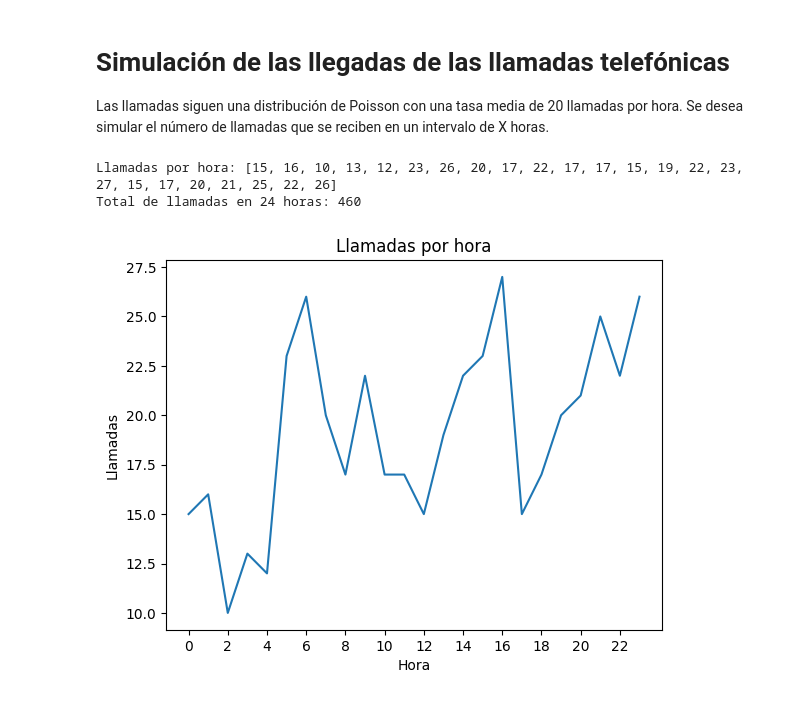
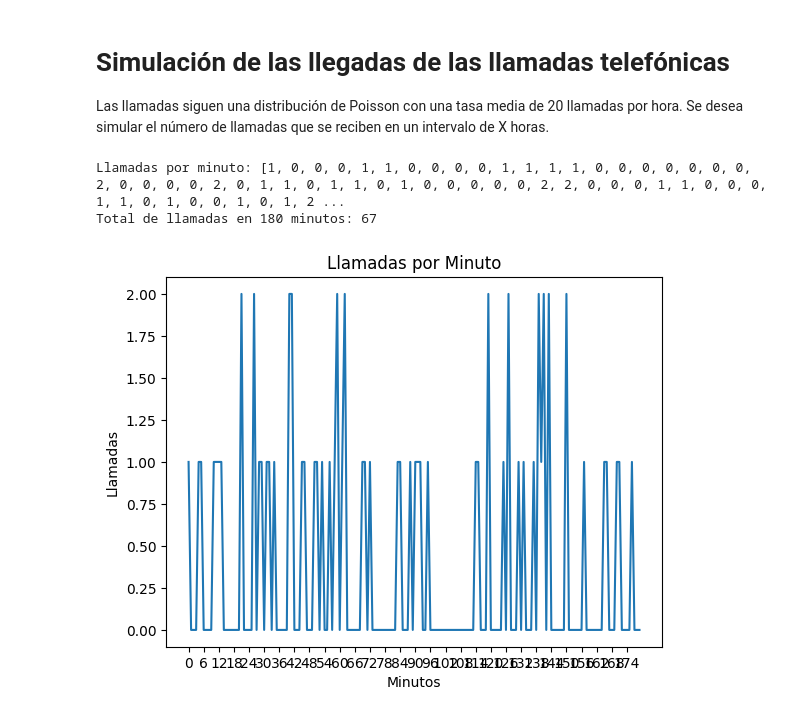
Before and after one commit to josem-nex/queue-simulation, a Jupyter notebook: queue-simulation.ipynb, the cells around one changed output. Drawn from its saved outputs; the diff is of its cells as text; code cells hidden in the pictures.

```diff
--- a/queue-simulation.ipynb
+++ b/queue-simulation.ipynb
@@ -19,37 +19,40 @@ def generar_poisson(media):
       acumulado += p
     return k
 
-def generar_poisson_acumulado(media, n):
+def generar_dist_acumulado(dist, media, n):
     """
     Función para generar n números aleatorios a partir de una distribución de Poisson
     """
-    return [generar_poisson(media) for i in range(n)]
+    return [dist(media) for _ in range(n)]
 # %%
 import matplotlib.pyplot as plt
 # import numpy as np
 
 # Parámetros
-media_llamadas_por_hora = 20
-horas_simuladas = 24
+media_llamadas_por_min = 1/3    # 1 llamada cada 3 minutos
+minutos_simuladas = 180
 
 # Generar llegadas de llamadas
-llamadas_por_hora = generar_poisson_acumulado(media_llamadas_por_hora, horas_simuladas)
-# llamadas_por_hora = np.random.poisson(media_llamadas_por_hora, horas_simuladas)
-print(f"Llamadas por hora: {llamadas_por_hora}")
+llamadas_por_minuto = generar_dist_acumulado(generar_poisson, media_llamadas_por_min, minutos_simuladas)
+# llamadas_por_minuto = np.random.poisson(media_llamadas_por_minuto, minutos_simuladas)
+print(f"Llamadas por minuto: {llamadas_por_minuto}")
 # Total de llamadas en el día
-total_llamadas =  sum(llamadas_por_hora)
-print(f"Total de llamadas en {horas_simuladas} horas: {total_llamadas}")
+total_llamadas =  sum(llamadas_por_minuto)
+print(f"Total de llamadas en {minutos_simuladas} minutos: {total_llamadas}")
 
 
 
-# plotear las  llamadas por hora
-plt.plot(llamadas_por_hora)
-plt.xlabel('Hora')
+
+
+
+# plotear las  llamadas por minuto
+plt.plot(llamadas_por_minuto)
+plt.xlabel('Minutos')
 plt.ylabel('Llamadas')
-plt.title('Llamadas por hora')
-plt.xticks(range(0, horas_simuladas, 2))
+plt.title('Llamadas por Minuto')
+plt.xticks(range(0, minutos_simuladas, 6))
 plt.show()
 # %% [output]
-Llamadas por hora: [15, 16, 10, 13, 12, 23, 26, 20, 17, 22, 17, 17, 15, 19, 22, 23, 27, 15, 17, 20, 21, 25, 22, 26]
-Total de llamadas en 24 horas: 460
+Llamadas por minuto: [1, 0, 0, 0, 1, 1, 0, 0, 0, 0, 1, 1, 1, 1, 0, 0, 0, 0, 0, 0, 0, 2, 0, 0, 0, 0, 2, 0, 1, 1, 0, 1, 1, 0, 1, 0, 0, 0, 0, 0, 2, 2, 0, 0, 0, 1, 1, 0, 0, 0, 1, 1, 0, 1, 0, 0, 1, 0, 1, 2 ...
+Total de llamadas en 180 minutos: 67
-[figure, old version]
+[figure, new version]
```
Also changed, not shown: parts of 4 cells of this notebook, 1 other file.
